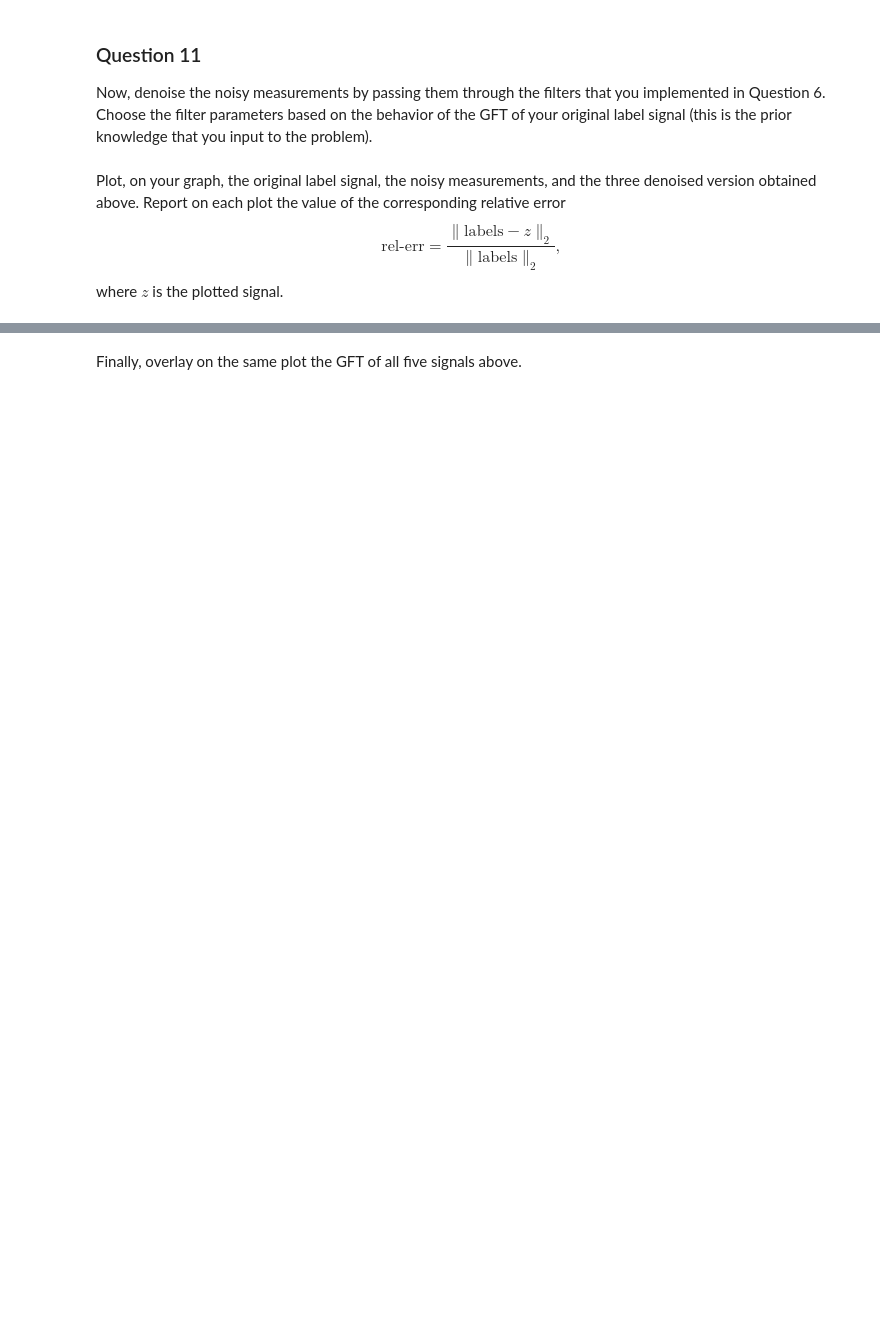
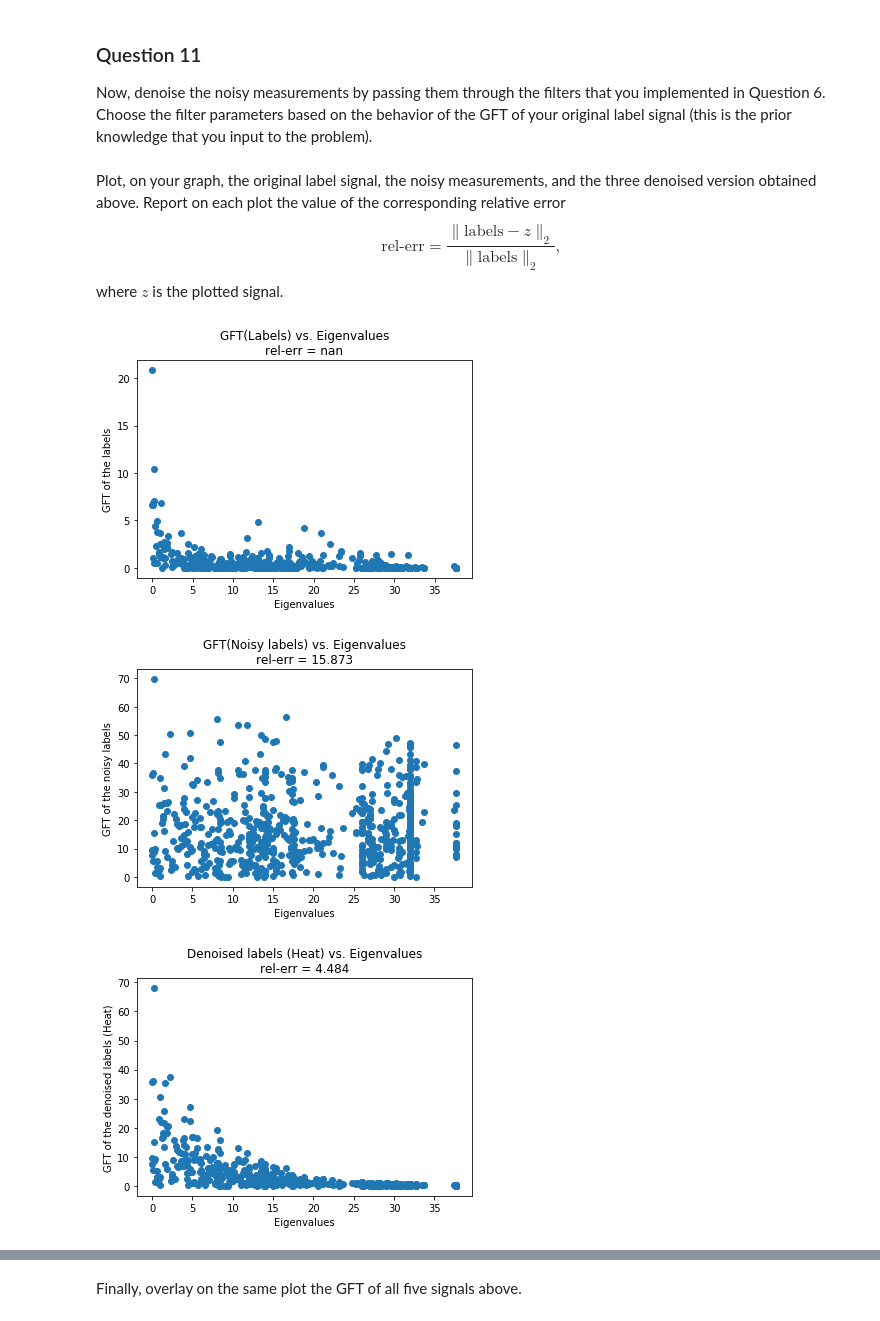
Before and after one commit to Kakavand/EPFL-antiterrorAssignment, a Jupyter notebook: milestone_4/4_graph_signal_processing.ipynb, the cells around one changed output, grey strips where cells are left out. Drawn from its saved outputs; the diff is of its cells as text; code cells hidden in the pictures; blank space fills up the shorter version.

```diff
--- a/milestone_4/4_graph_signal_processing.ipynb
+++ b/milestone_4/4_graph_signal_processing.ipynb
@@ -351,5 +378,7 @@ In the cell below, set the noise variance $\sigma^2$ by making sure that the sig
 
 _Note:_ Actually, you might want to play with the noise variance here and set it to different values and see how the denoising filters behave.
 # %%
-noise_variance = # Your code here.
+noise_variance = (np.var(labels))/0.05
+print(noise_variance)
 noisy_measurements = labels + noise_variance * np.random.randn(n_nodes)
+gft_noisylabs = abs(GFT(noisy_measurements))
@@ -378,3 +412,7 @@ z_rect_denoised = # Your code here.
+# %%
+h_denois_labs = graph_filter(e, heat_kernel, t=5) * gft_noisylabs
+i_denois_labs = graph_filter(e, inverse_kernel, t=5) * gft_noisylabs
+r_denois_labs = graph_filter(e, rectangle_kernel, l_min=0, l_max=0.5) * gft_noisylabs
 # %% [markdown]
 Plot, on your graph, the original label signal, the noisy measurements, and the three denoised version obtained above. Report on each plot the value of the corresponding relative error
 $$
@@ -385,0 +422,39 @@ where $z$ is the plotted signal.
+# %%
+plt.scatter(e, gft_labels)
+rel_err = np.linalg.norm((gft_labels - gft_labels)/gft_labels)
+plt.title("GFT(Labels) vs. Eigenvalues\nrel-err = %.3f" % rel_err)
+plt.ylabel("GFT of the labels")
+plt.xlabel("Eigenvalues")
+plt.show()
+
+plt.scatter(e, gft_noisylabs)
+rel_err_noisy = np.linalg.norm(gft_labels - gft_noisylabs)/np.linalg.norm(gft_labels)
+plt.title("GFT(Noisy labels) vs. Eigenvalues\nrel-err = %.3f" % rel_err_noisy)
+plt.ylabel("GFT of the noisy labels")
+plt.xlabel("Eigenvalues")
+plt.show()
+
+plt.scatter(e, h_denois_labs)
+rel_err_h_denois = np.linalg.norm(gft_labels - h_denois_labs)/np.linalg.norm(gft_labels)
+plt.title("Denoised labels (Heat) vs. Eigenvalues\nrel-err = %.3f" % rel_err_h_denois)
+plt.ylabel("GFT of the denoised labels (Heat)")
+plt.xlabel("Eigenvalues")
+plt.show()
+
+plt.scatter(e, i_denois_labs)
+rel_err_i_denois = np.linalg.norm(gft_labels - i_denois_labs)/np.linalg.norm(gft_labels)
+plt.title("Denoised labels (Inverse) vs. Eigenvalues\nrel-err = %.3f" % rel_err_i_denois)
+plt.ylabel("GFT of the denoised labels (Inverse)")
+plt.xlabel("Eigenvalues")
+plt.show()
+
+plt.scatter(e, r_denois_labs)
+rel_err_r_denois = np.linalg.norm(gft_labels - r_denois_labs)/np.linalg.norm(gft_labels)
+plt.title("Denoised labels (Rectangular) vs. Eigenvalues\nrel-err = %.3f" % rel_err_r_denois)
+plt.ylabel("GFT of the denoised labels (Rectangular)")
+plt.xlabel("Eigenvalues")
+plt.show()
+# %% [output]
+[figure, added]
+[figure, added]
+[figure, added]
```
Also changed, not shown: parts of 23 cells of this notebook, 1 other file.
